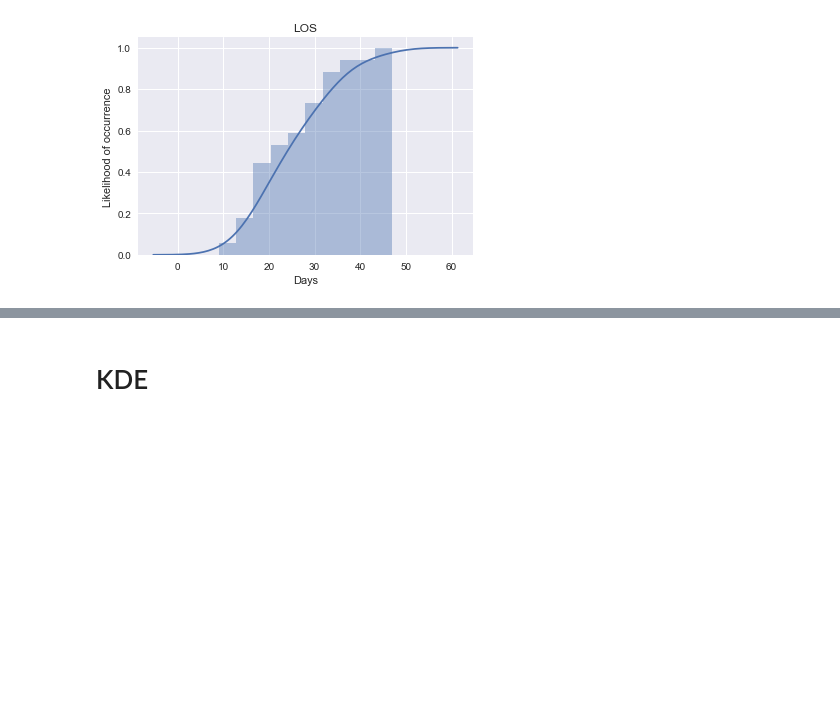
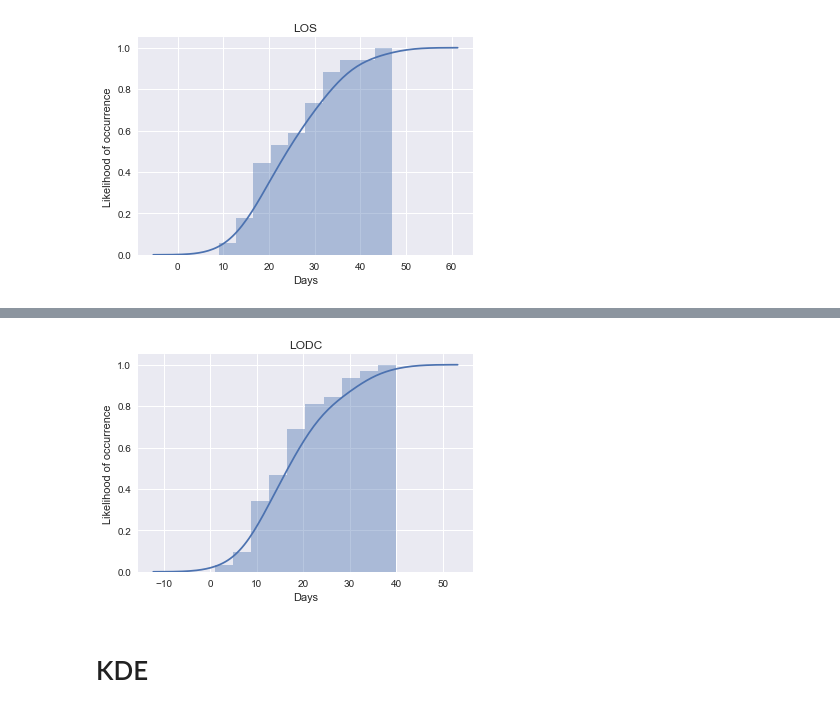
Before and after one commit to kamshee/activity-recognition-process, a Jupyter notebook: lengthofstay.ipynb, the cells around one changed output, grey strips where cells are left out. Cells and saved outputs as stored; diff of their text form; code cells hidden in the pictures; blank space fills up the shorter version.

```diff
--- a/lengthofstay.ipynb
+++ b/lengthofstay.ipynb
@@ -60,3 +94,14 @@ plt.show()
+# %%
+sns.distplot(lodc, bins=10,
+             hist_kws=dict(cumulative=True),
+             kde_kws=dict(cumulative=True))
+plt.title('LODC')
+# plt.legend(loc='lower right')
+plt.xlabel('Days')
+plt.ylabel('Likelihood of occurrence')
+plt.show()
+# %% [output]
+[figure, added]
 # %% [markdown]
 # KDE
 # %%
```
Also changed, not shown: parts of 10 cells of this notebook, 3 other files.
